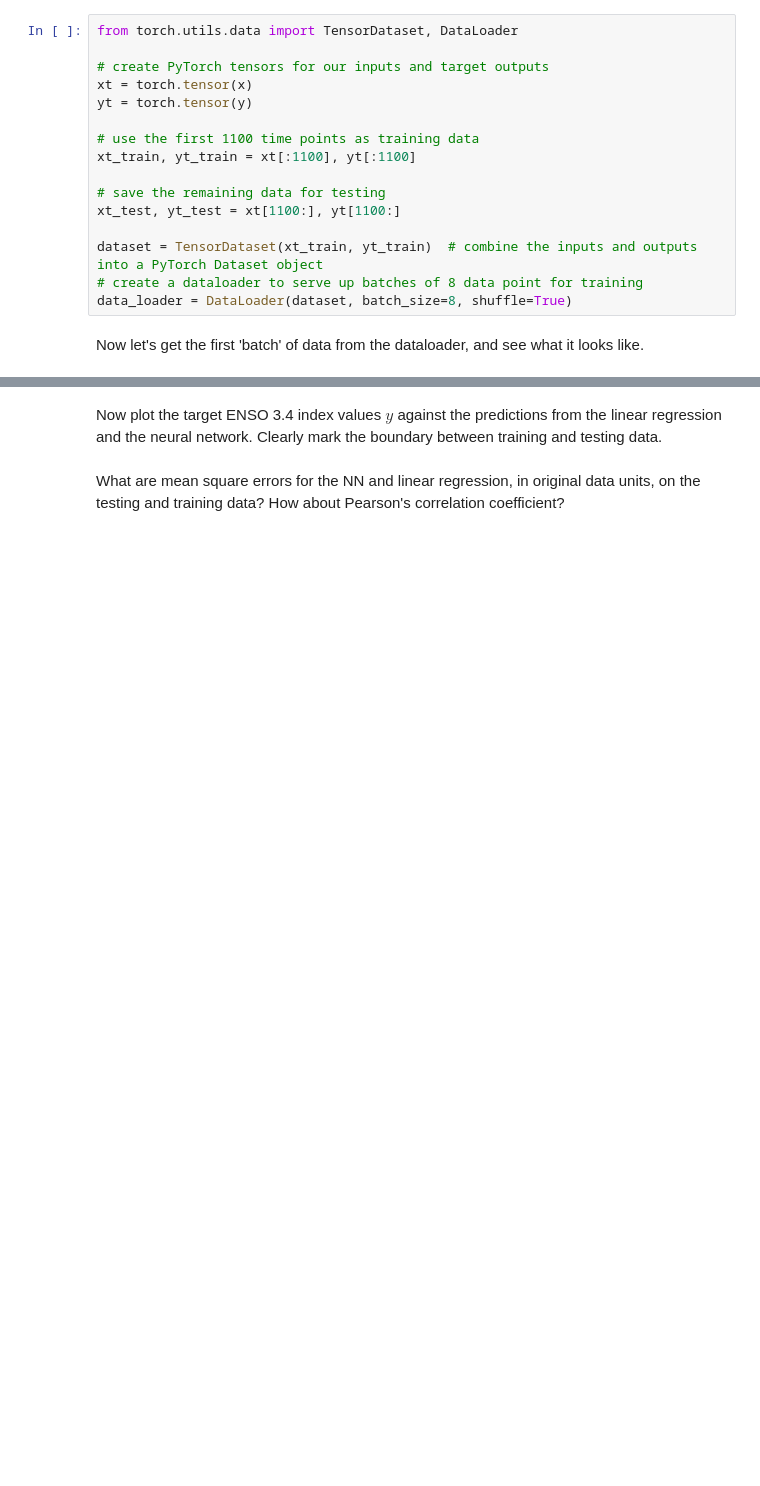
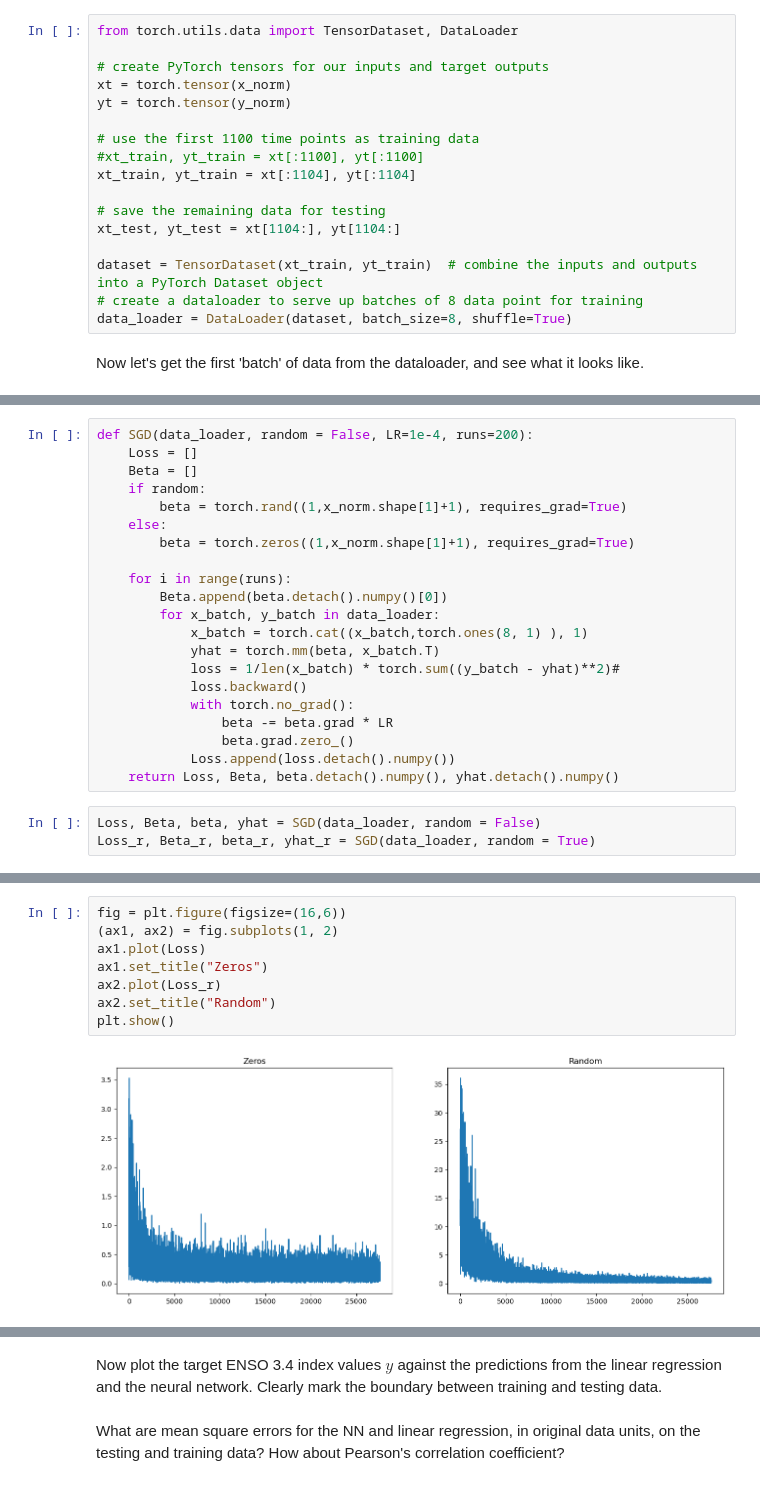
Before and after one commit to QuentinRauschenbach/Deep_Learning, a Jupyter notebook: excersise/03 - neural networks.ipynb, the cells around one changed output, grey strips where cells are left out. Cells and saved outputs as stored; diff of their text form; blank space fills up the shorter version.

Commit message:
Random Converges zeros not

```diff
--- a/excersise/03 - neural networks.ipynb
+++ b/excersise/03 - neural networks.ipynb
@@ -72,14 +141,15 @@ Last time we wrote a loop by hand to cycle over the data. However, pytorch provi
 from torch.utils.data import TensorDataset, DataLoader
 
 # create PyTorch tensors for our inputs and target outputs
-xt = torch.tensor(x)
-yt = torch.tensor(y)
+xt = torch.tensor(x_norm)
+yt = torch.tensor(y_norm)
 
 # use the first 1100 time points as training data
-xt_train, yt_train = xt[:1100], yt[:1100]
+#xt_train, yt_train = xt[:1100], yt[:1100]
+xt_train, yt_train = xt[:1104], yt[:1104]
 
 # save the remaining data for testing
-xt_test, yt_test = xt[1100:], yt[1100:]
+xt_test, yt_test = xt[1104:], yt[1104:]
 
 dataset = TensorDataset(xt_train, yt_train)  # combine the inputs and outputs into a PyTorch Dataset object
 # create a dataloader to serve up batches of 8 data point for training
@@ -102,0 +178,24 @@ Now use a for loop, iterating over batches from the data loader, to fit a linear
+# %%
+def SGD(data_loader, random = False, LR=1e-4, runs=200):
+    Loss = []
+    Beta = []
+    if random:
+        beta = torch.rand((1,x_norm.shape[1]+1), requires_grad=True)
+    else:
+        beta = torch.zeros((1,x_norm.shape[1]+1), requires_grad=True)
+
+    for i in range(runs):
+        Beta.append(beta.detach().numpy()[0])
+        for x_batch, y_batch in data_loader:
+            x_batch = torch.cat((x_batch,torch.ones(8, 1) ), 1)
+            yhat = torch.mm(beta, x_batch.T)
+            loss = 1/len(x_batch) * torch.sum((y_batch - yhat)**2)#
+            loss.backward()
+            with torch.no_grad():
+                beta -= beta.grad * LR
+                beta.grad.zero_()
+            Loss.append(loss.detach().numpy())
+    return Loss, Beta, beta.detach().numpy(), yhat.detach().numpy()
+# %%
+Loss, Beta, beta, yhat = SGD(data_loader, random = False)
+Loss_r, Beta_r, beta_r, yhat_r = SGD(data_loader, random = True)
@@ -102,0 +204,10 @@ Now use a for loop, iterating over batches from the data loader, to fit a linear
+# %%
+fig = plt.figure(figsize=(16,6))
+(ax1, ax2) = fig.subplots(1, 2)
+ax1.plot(Loss)
+ax1.set_title("Zeros")
+ax2.plot(Loss_r)
+ax2.set_title("Random")
+plt.show()
+# %% [output]
+[figure, added]
```
Also changed, not shown: parts of 33 cells of this notebook, 2 other files.
